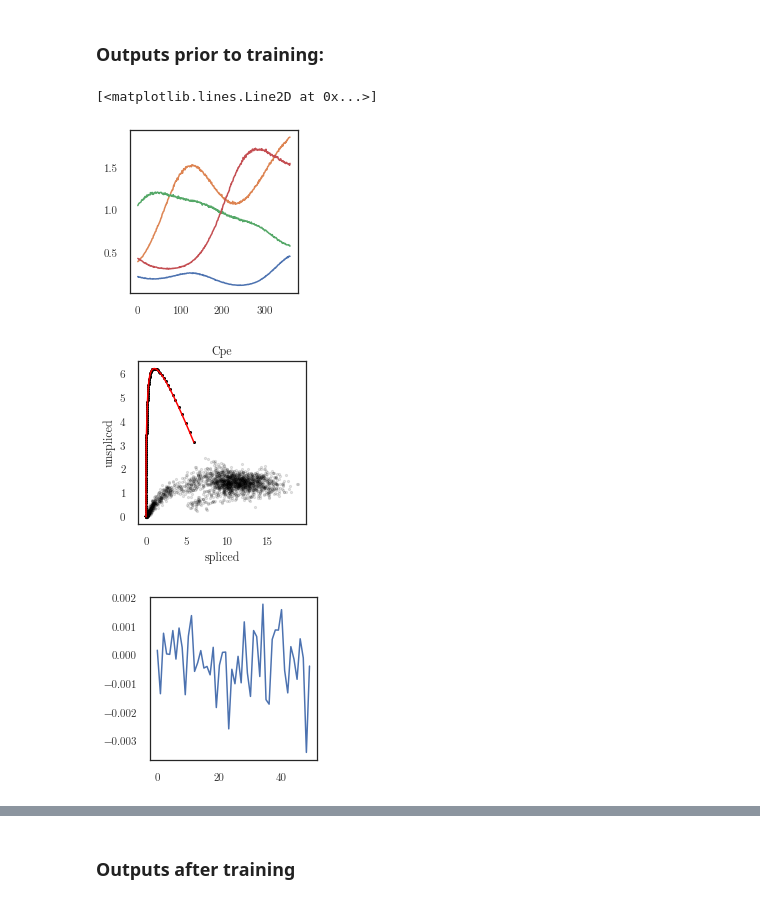
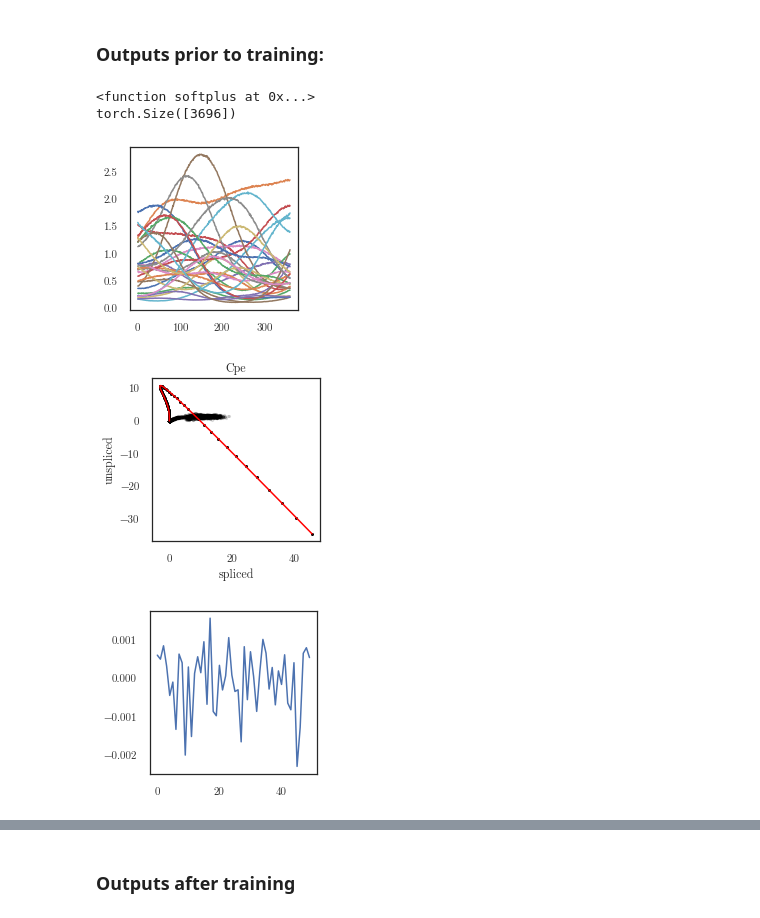
Before and after one commit to mossjacob/alfi, a Jupyter notebook: experiments/rnavelocity/rnavelocity.ipynb, the cells around one changed output, grey strips where cells are left out. Saved outputs shown, nothing was run; the diff lists cells and outputs as text; code cells hidden in the pictures.

Commit message:
nonzero mask

```diff
--- a/experiments/rnavelocity/rnavelocity.ipynb
+++ b/experiments/rnavelocity/rnavelocity.ipynb
@@ -29,12 +22,12 @@ torch.Size([1, 3696])
 # %%
-def print_scatter(cells, gene_index, num_connections=10, colors=None):
+def print_scatter(cells, gene_index, num_connections=10, figsize=(3, 3), colors=None):
     traj = lfm.current_trajectory
     u = traj[:2000].detach()  # (num_genes, 100)
     s = traj[2000:].detach()  # (num_genes, 100)
     u_y = cells[:2000]  # (num_genes, num_cells)
     s_y = cells[2000:]  # (num_genes, num_cells)
 
-    plt.figure(figsize=(3, 3))
+    plt.figure(figsize=figsize)
     plt.title(dataset.gene_names[gene_index])
 
     # Plot trajectory
@@ -62,6 +55,7 @@ def print_scatter(cells, gene_index, num_connections=10, colors=None):
     plt.xlabel('spliced')
 # %%
 num_cells = dataset[0].shape[1]
+num_outputs = 4000
 num_latents = 10
 num_inducing = 50  # (I x m x 1)
 end_t = 12
@@ -136,25 +108,58 @@ torch.Size([30, 2000, 362]) a 200 10 4000
+# %%
+data = dataset.m_observed
+cells = data.permute(1, 2, 0)  # (O, C, 1)
+u_y = cells[:2000]  # (num_genes, num_cells)
+s_y = cells[2000:]  # (num_genes, num_cells)
+nonzero_mask = list()
+for gene_index in range(num_outputs // 2):
+    nonzero_mask.append(torch.logical_and(s_y[gene_index, :, 0] > 0,
+                                     u_y[gene_index, :, 0] > 0))
+nonzero_mask = torch.stack(nonzero_mask).repeat(2, 1)
+
+lfm_kwargs = dict(
+    nonlinearity=softplus,
+    decay_rate=gamma,
+    num_training_points=num_cells,
+    nonzero_mask=nonzero_mask
+)
+lfm = RNAVelocityLFM(num_outputs, gp_model, config, **lfm_kwargs)
+
+
+
+if use_natural:
+    variational_optimizer = NGD(lfm.variational_parameters(), num_data=num_cells, lr=0.05)
+    parameter_optimizer = Adam(lfm.nonvariational_parameters(), lr=0.02)
+    optimizers = [variational_optimizer, parameter_optimizer]
+else:
+    optimizers = [torch.optim.Adam(lfm.parameters(), lr=0.06)]
+trainer = EMTrainer(lfm, optimizers, dataset, batch_size=4000)
+plotter = Plotter1d(lfm, dataset.gene_names)
 # %% [markdown]
 ### Outputs prior to training:
 # %%
 t = inducing_points
 t_f = torch.arange(t.min(), t.max()+step_size/3, step_size/3)
-num_samples = 4
+num_samples = 3
 s = lfm.sample_latents(t_f, num_samples)
+print(lfm.nonlinearity)
 plt.figure(figsize=(3, 3))
-for sample in range(num_samples):
-    plt.plot(s[sample, :, 0].detach())
+for i in range(num_latents):
+    for sample in range(num_samples):
+        plt.plot(s[sample, :, i].detach())
 
 data = next(iter(trainer.data_loader))
 cells = data.permute(0, 2, 1) # (O, C, 1)
 print_scatter(cells, cpe_index, num_connections=0)
 plt.figure(figsize=(3, 3))
 mean = list(lfm.gp_model.variational_parameters())[0]
 plt.plot(mean.detach()[0])
+print(lfm.time_assignments_indices.shape)
 # %% [output]
-[<matplotlib.lines.Line2D at 0x...>]
+<function softplus at 0x...>
+torch.Size([3696])
-[figure, old version]
+[figure, new version]
-[figure, old version]
+[figure, new version]
-[figure, old version]
+[figure, new version]
 # %%
 
 import time
```
Also changed, not shown: parts of 18 cells of this notebook, 2 other files.
